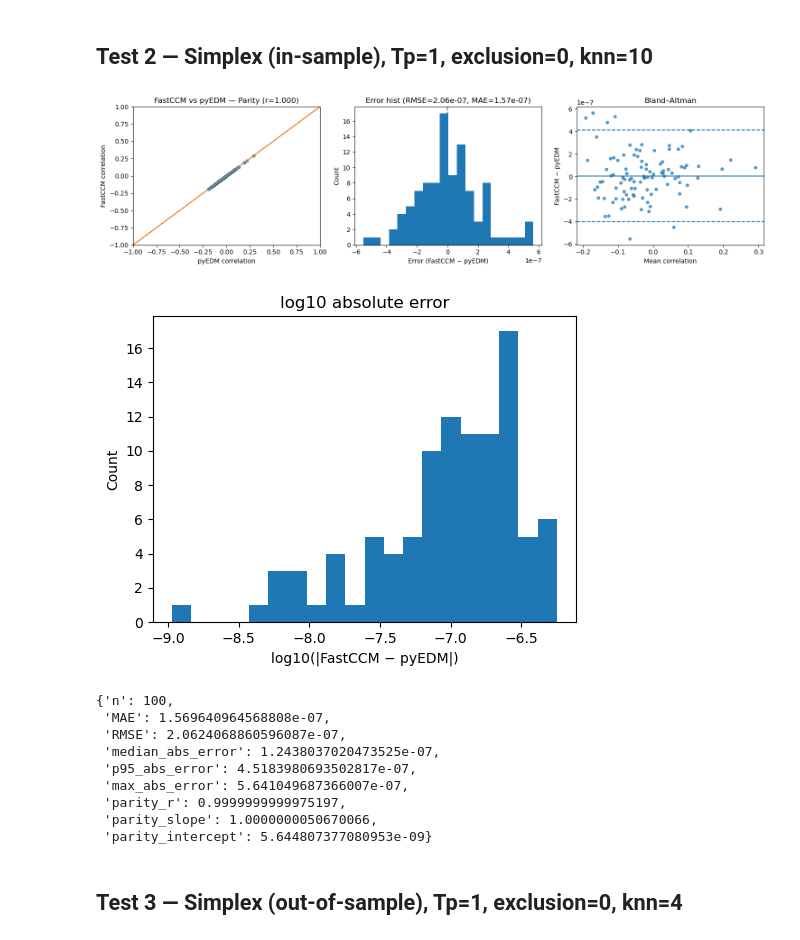
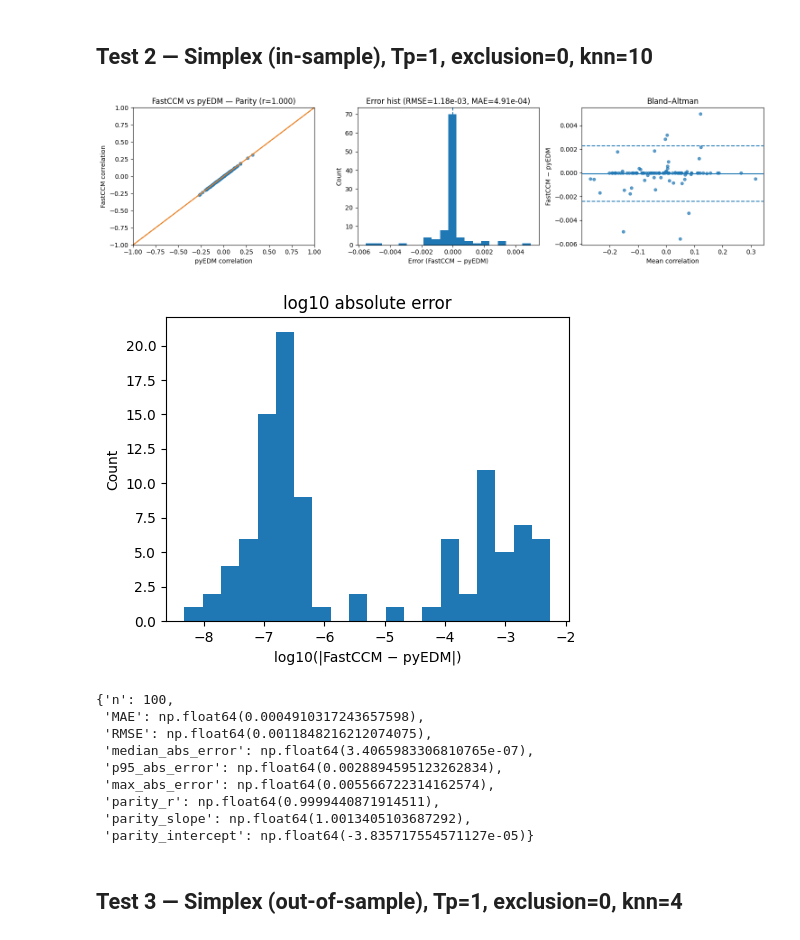
Before and after one commit to z7743/FastCCM, a Jupyter notebook: notebooks/CCM results comparison.ipynb, the cells around one changed output. Drawn from its saved outputs; the diff is of its cells as text; code cells hidden in the pictures.

```diff
--- a/notebooks/CCM results comparison.ipynb
+++ b/notebooks/CCM results comparison.ipynb
@@ -156,11 +156,11 @@ for _ in range(100):
     fast_ccm_res = PairwiseCCM("cpu").compute(X_emb = X_emb,
                                               Y_emb = Y_emb,
                                               library_size = 200,
-                                              sample_size = 200, exclusion_window=4, tp=0,
+                                              sample_size = 200, exclusion_window=1, tp=0,
                                               method="simplex",seed=1,trials=1, nbrs_num=4)
 
     pyedm_ccm_res = pyEDM.CCM(df,columns="X",target="Y",libSizes="200", sample=1, E=3, tau=-1,
-                              exclusionRadius=4,seed=1, knn=4, noTime=True).to_numpy()
+                              exclusionRadius=1,seed=1, knn=4, noTime=True).to_numpy()
 
     X_to_Y_res_FastCCM.append(fast_ccm_res[-1].squeeze())
     X_to_Y_res_pyEDM.append(pyedm_ccm_res[-1,1])
@@ -184,42 +184,42 @@ metrics
 # %%
 
 X_to_Y_res_FastCCM, X_to_Y_res_pyEDM = [], []
 
 np.random.seed(1)
 for _ in range(100):
     X = np.random.normal(0,10,200)
     Y = np.random.uniform(0,10,200)
     df = pd.DataFrame([X,Y],index=["X","Y"]).T
 
     X_emb = np.transpose(utils.get_td_embedding_np(X[:,None],3,1),(2,0,1))
     Y_emb = np.transpose(utils.get_td_embedding_np(Y[:,None],3,1),(2,0,1))
 
-    fast_ccm_res = PairwiseCCM("cpu").compute(X_emb = X_emb,
+    fast_ccm_res = PairwiseCCM("cpu").score_matrix(X_emb = X_emb,
                                               Y_emb = Y_emb,
                                               library_size = 200,
-                                              sample_size = 200, exclusion_window=0, tp=1,
+                                              sample_size = 200, exclusion_window=10, tp=0,
                                               method="simplex",seed=1, trials=1, nbrs_num=10)
 
-    pyedm_ccm_res = pyEDM.Simplex(df,columns="X",target="Y",lib="1 200", pred="1 200", E=3, tau=-1, Tp=1,
+    pyedm_ccm_res = pyEDM.Simplex(df,columns="X",target="Y",lib="1 200", pred="1 200", E=3, tau=-1, exclusionRadius=10, Tp=0,
                                   noTime=True, knn=10)
 
     X_to_Y_res_FastCCM.append(fast_ccm_res[-1].squeeze())
     X_to_Y_res_pyEDM.append(pyedm_ccm_res[["Observations", "Predictions"]].corr()["Predictions"]["Observations"])
 
 metrics, (fig, axes) = plot_ccm_agreement(X_to_Y_res_FastCCM, X_to_Y_res_pyEDM)
 metrics
 # %% [output]
-[figure, old version]
+[figure, new version]
-[figure, old version]
+[figure, new version]
 {'n': 100,
- 'MAE': 1.569640964568808e-07,
- 'RMSE': 2.0624068860596087e-07,
- 'median_abs_error': 1.2438037020473525e-07,
- 'p95_abs_error': 4.5183980693502817e-07,
- 'max_abs_error': 5.641049687366007e-07,
- 'parity_r': 0.9999999999975197,
- 'parity_slope': 1.0000000050670066,
- 'parity_intercept': 5.644807377080953e-09}
+ 'MAE': np.float64(0.0004910317243657598),
+ 'RMSE': np.float64(0.0011848216212074075),
+ 'median_abs_error': np.float64(3.4065983306810765e-07),
+ 'p95_abs_error': np.float64(0.0028894595123262834),
+ 'max_abs_error': np.float64(0.005566722314162574),
+ 'parity_r': np.float64(0.9999440871914511),
+ 'parity_slope': np.float64(1.0013405103687292),
+ 'parity_intercept': np.float64(-3.835717554571127e-05)}
 # %% [markdown]
 ## Test 3 — Simplex (out-of-sample), Tp=1, exclusion=0, knn=4
 # %%
```
Also changed, not shown: parts of 5 cells of this notebook, 4 other files.
